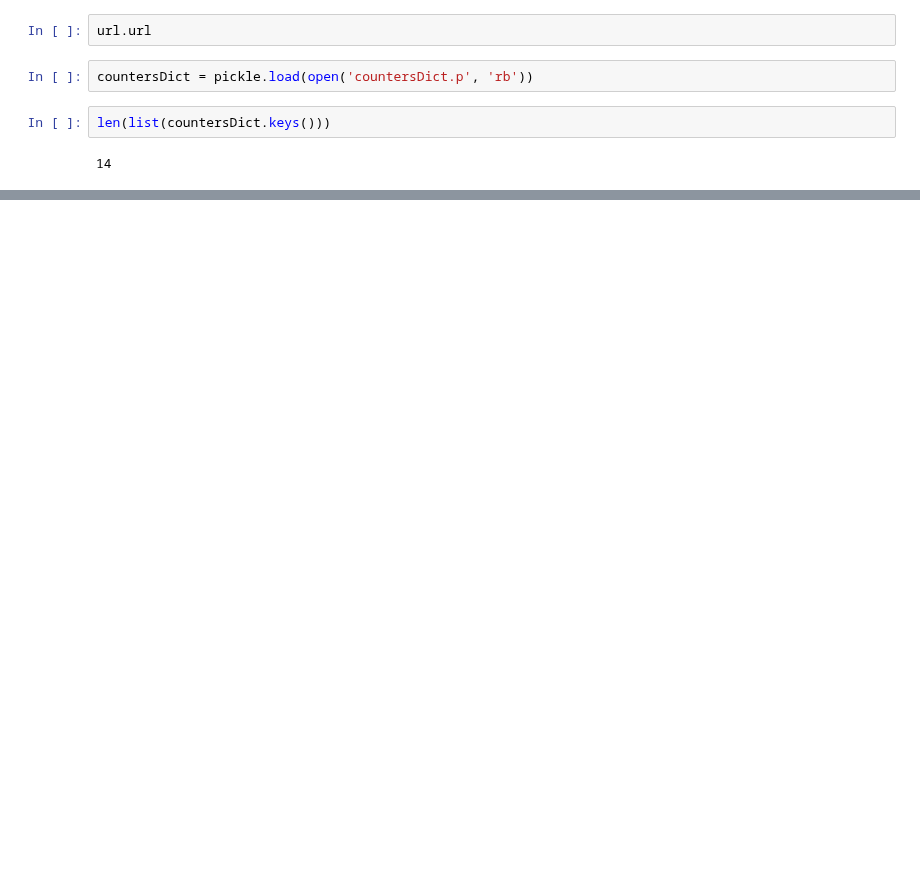
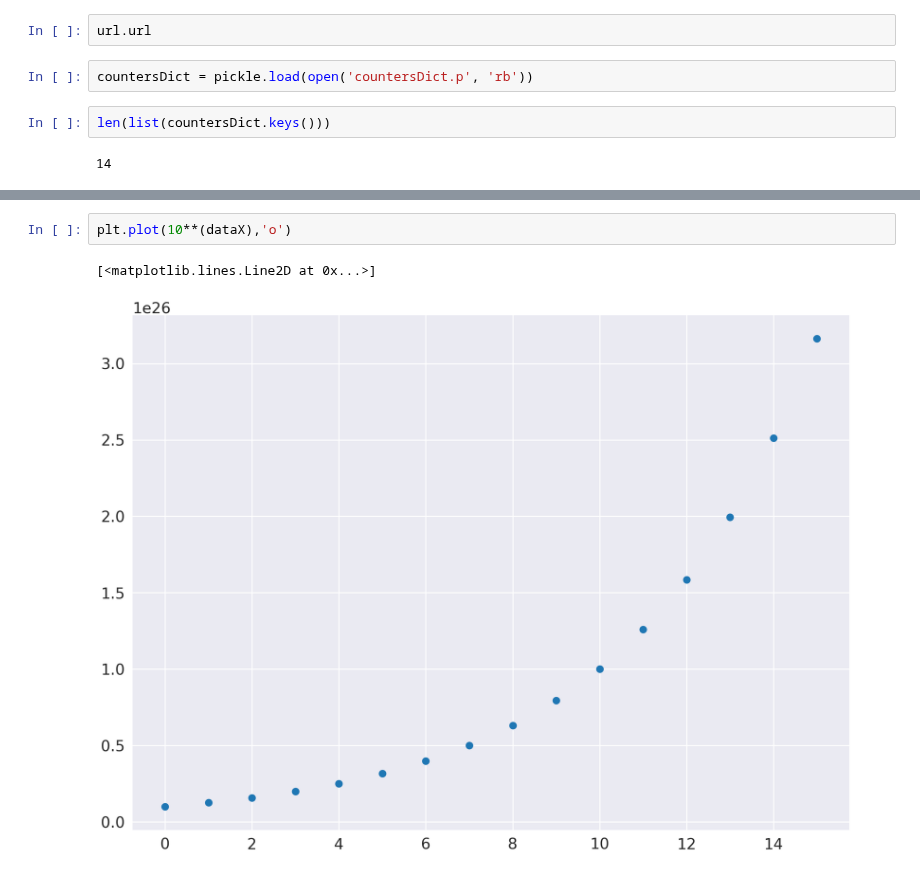
Before and after one commit to hsnee/lsstpsf, a Jupyter notebook: area_vs_depth.ipynb, the cells around one changed output, grey strips where cells are left out. Cells and saved outputs as stored; diff of their text form; blank space fills up the shorter version.

```diff
--- a/area_vs_depth.ipynb
+++ b/area_vs_depth.ipynb
@@ -195,0 +628,5 @@ py.iplot(fig)
+# %%
+plt.plot(10**(dataX),'o')
+# %% [output]
+[<matplotlib.lines.Line2D at 0x...>]
+[figure, added]
```
Also changed, not shown: parts of 19 cells of this notebook.
